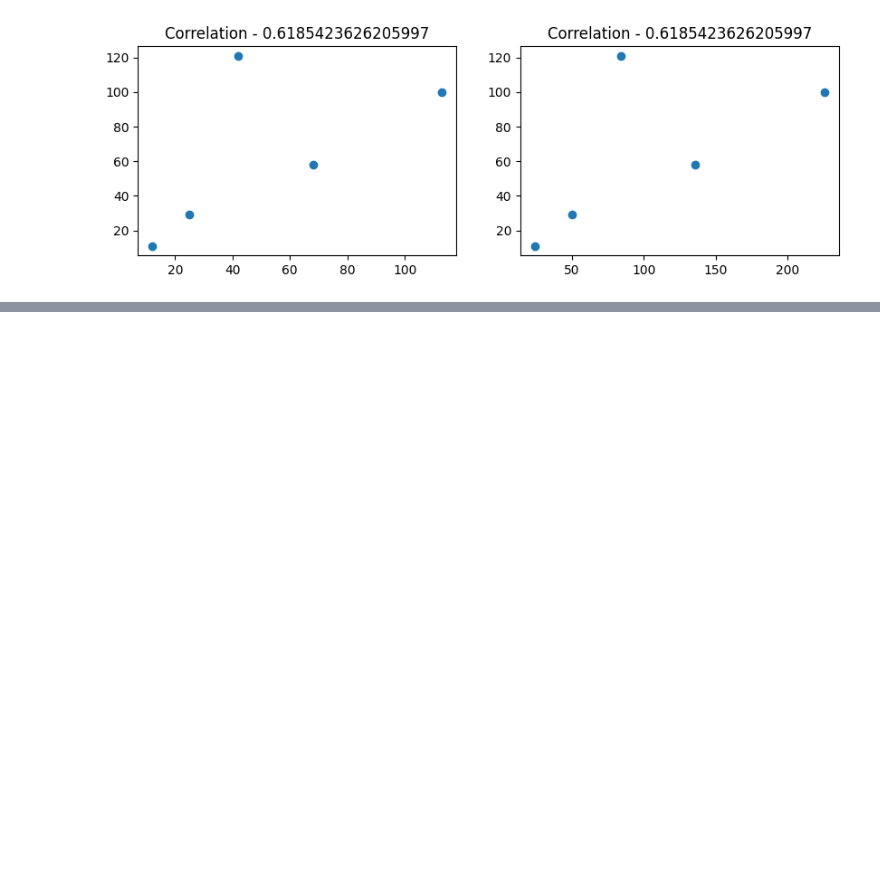
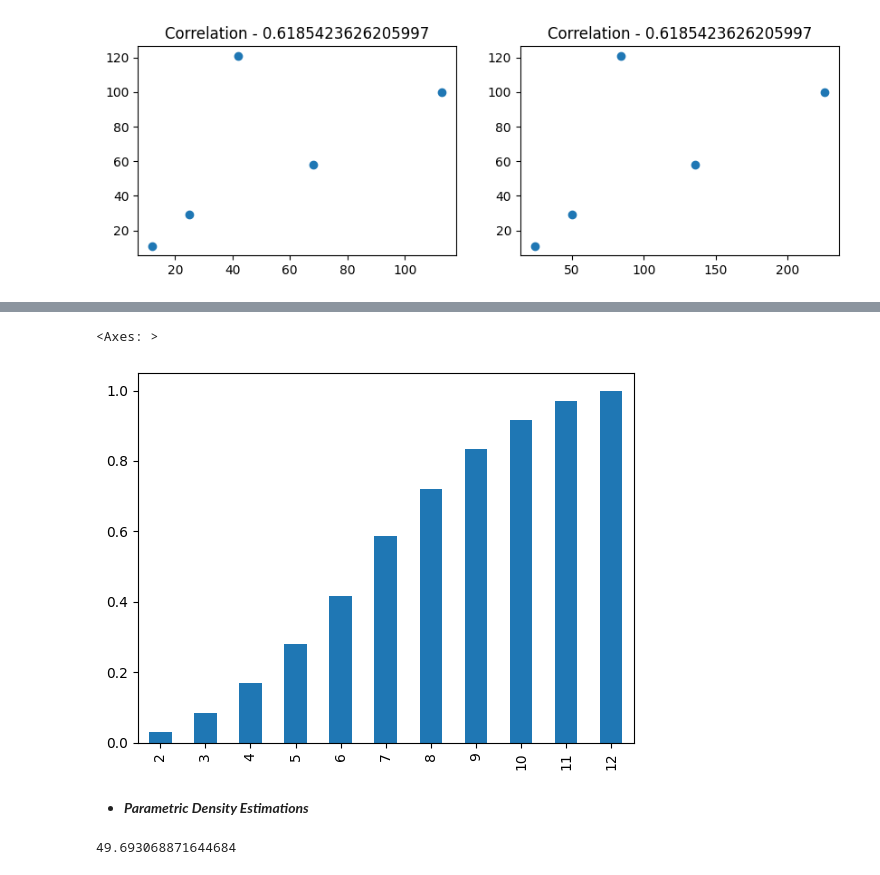
Before and after one commit to Ankit1726/Datascience, a Jupyter notebook: src/data_analytics/ai_maths/_statics.ipynb, the cells around one changed output, grey strips where cells are left out. Drawn from its saved outputs; the diff is of its cells as text; code cells hidden in the pictures; blank space fills up the shorter version.

```diff
--- a/src/data_analytics/ai_maths/_statics.ipynb
+++ b/src/data_analytics/ai_maths/_statics.ipynb
@@ -85,0 +123,7 @@ Text(0.5, 1.0, 'Correlation - 0.6185423626205997')
+# %%
+np.cumsum(s).plot(kind='bar')
+# %% [output]
+<Axes: >
+[figure, added]
+# %% [markdown]
+- ***Parametric Density Estimations***
@@ -85,0 +136,4 @@ Text(0.5, 1.0, 'Correlation - 0.6185423626205997')
+# %%
+print(sample.mean())
+# %% [output]
+49.693068871644684
```
Also changed, not shown: parts of 22 cells of this notebook, 2 other files.
